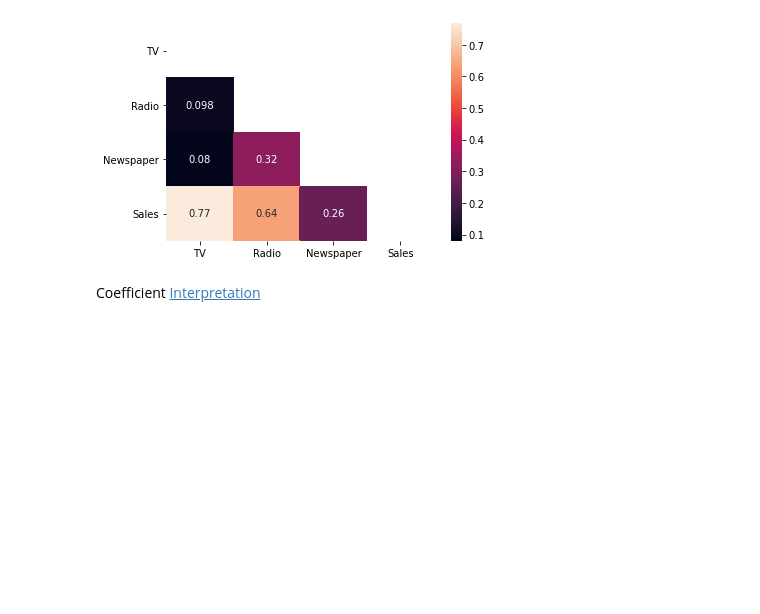
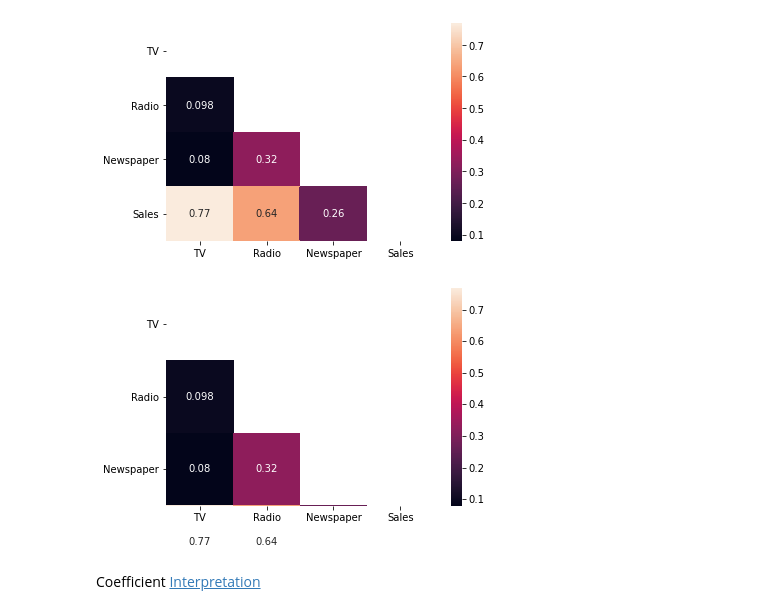
Before and after one commit to jskominsky/DS-Live-022122, a Jupyter notebook: Phase2/29-a-Model-Assumptions.ipynb, the cells around one changed output. Drawn from its saved outputs; the diff is of its cells as text; code cells hidden in the pictures; blank space fills up the shorter version.

```diff
--- a/Phase2/29-a-Model-Assumptions.ipynb
+++ b/Phase2/29-a-Model-Assumptions.ipynb
@@ -130,6 +130,18 @@ ax.set_ylim(4, 0)
 plt.show()
 # %% [output]
 [figure]
+# %%
+# can also visualize it
+
+# create a mask to make it more legible
+mask = np.triu(np.ones_like(train_df.corr(), dtype=bool))
+
+ax = sns.heatmap(train_df.corr(), mask=mask, annot=True)
+# need to manually set my ylim because of my version of matplotlib
+ax.set_ylim(3, 0)
+plt.show()
+# %% [output]
+[figure, added]
 # %% [markdown]
 Coefficient [Interpretation](https://journals.lww.com/anesthesia-analgesia/fulltext/2018/05000/correlation_coefficients__appropriate_use_and.50.aspx)
 # %% [markdown]
```
Also changed, not shown: 8 other files.
